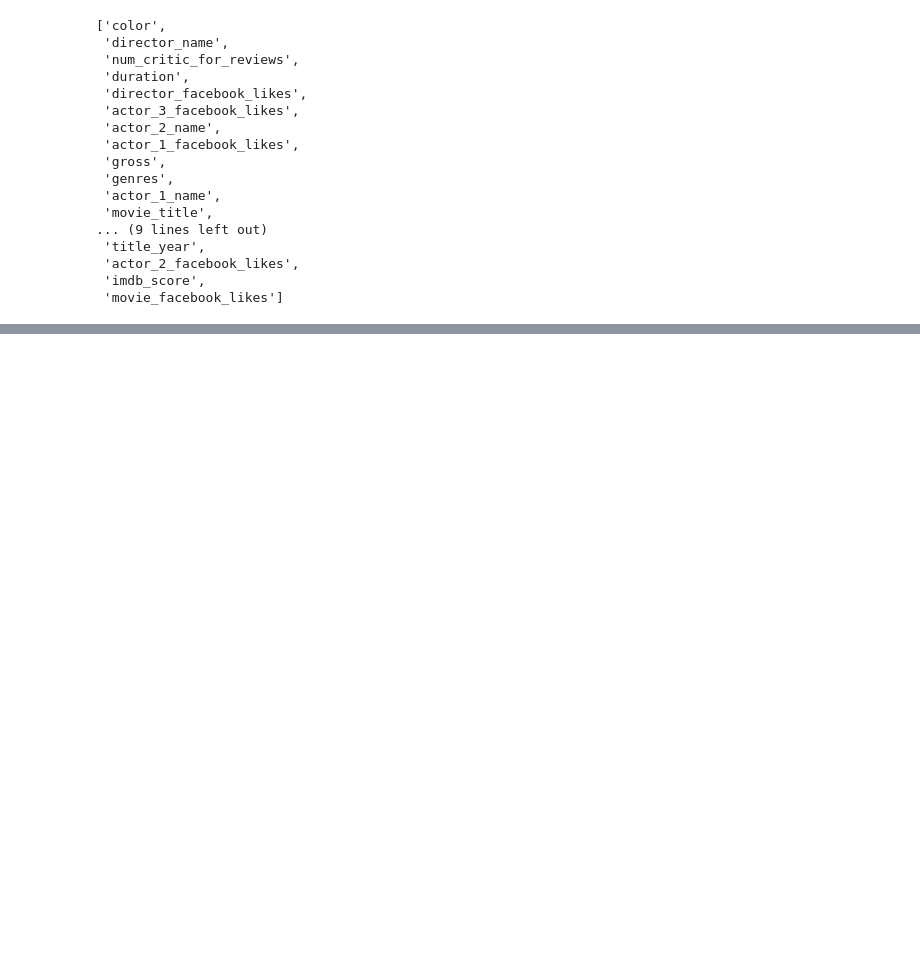
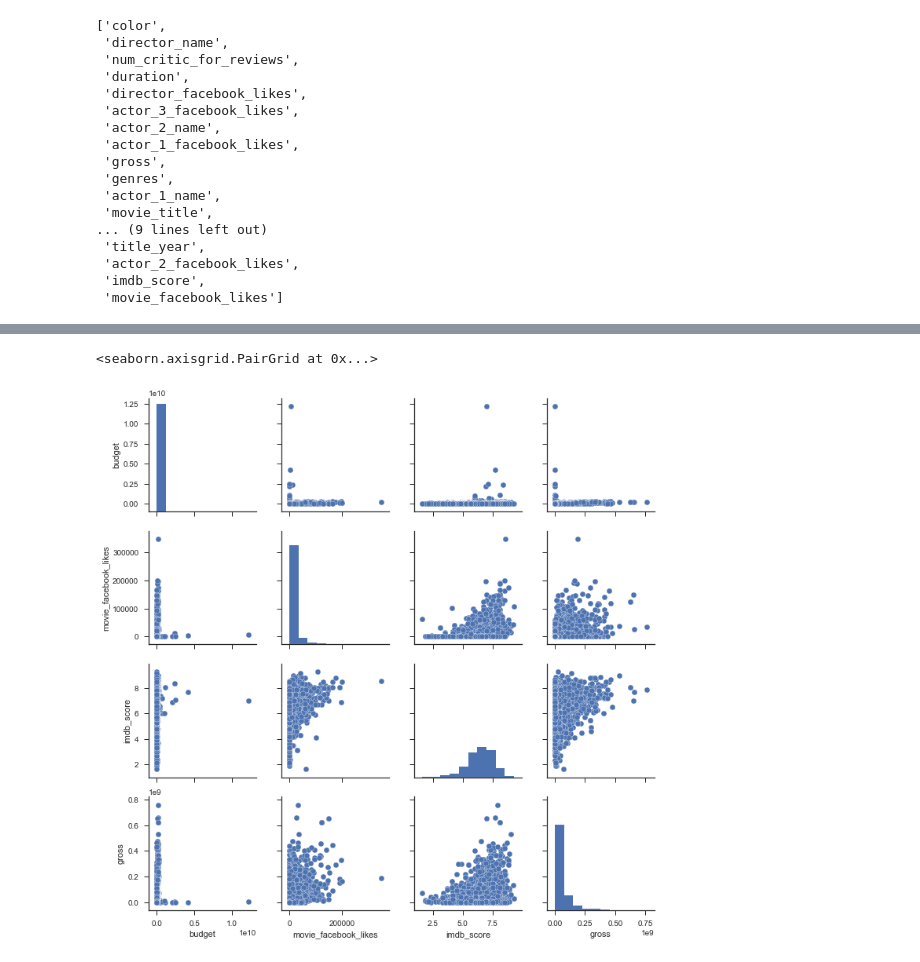
Before and after one commit to gabicaruso/Projeto3_CD, a Jupyter notebook: P3CD.ipynb, the cells around one changed output, grey strips where cells are left out. Saved outputs shown, nothing was run; the diff lists cells and outputs as text; code cells hidden in the pictures; blank space fills up the shorter version.

```diff
--- a/P3CD.ipynb
+++ b/P3CD.ipynb
@@ -139,0 +190,3 @@ data.corr()
+# %%
+data2 = data[["budget", "movie_facebook_likes", "imdb_score", "gross" ]]
+data2.head()
@@ -140,3 +200,10 @@ data.corr()
+# %%
+import seaborn as sns
+sns.set(style="ticks")
+sns.pairplot(data2)
+# %% [output]
+<seaborn.axisgrid.PairGrid at 0x...>
+[figure, added]
 # %%
 #k_means = cluster.KMeans(n_clusters=3)
 #k_means.fit(data)
```
Also changed, not shown: parts of 9 cells of this notebook.
